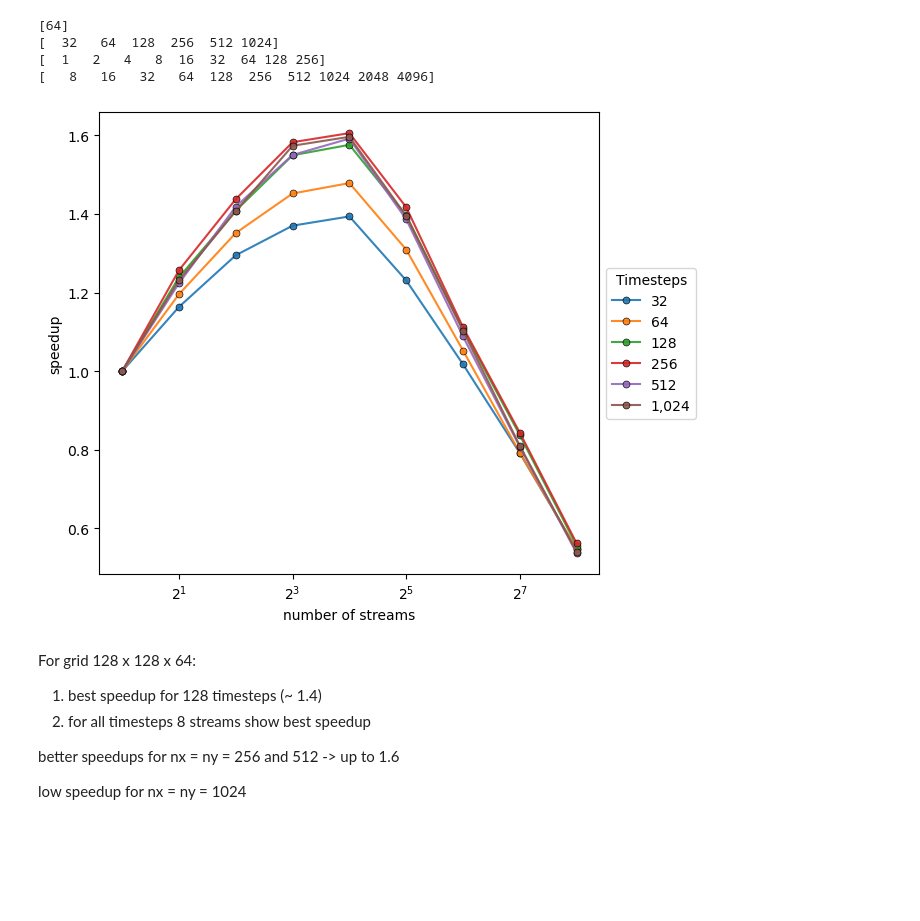
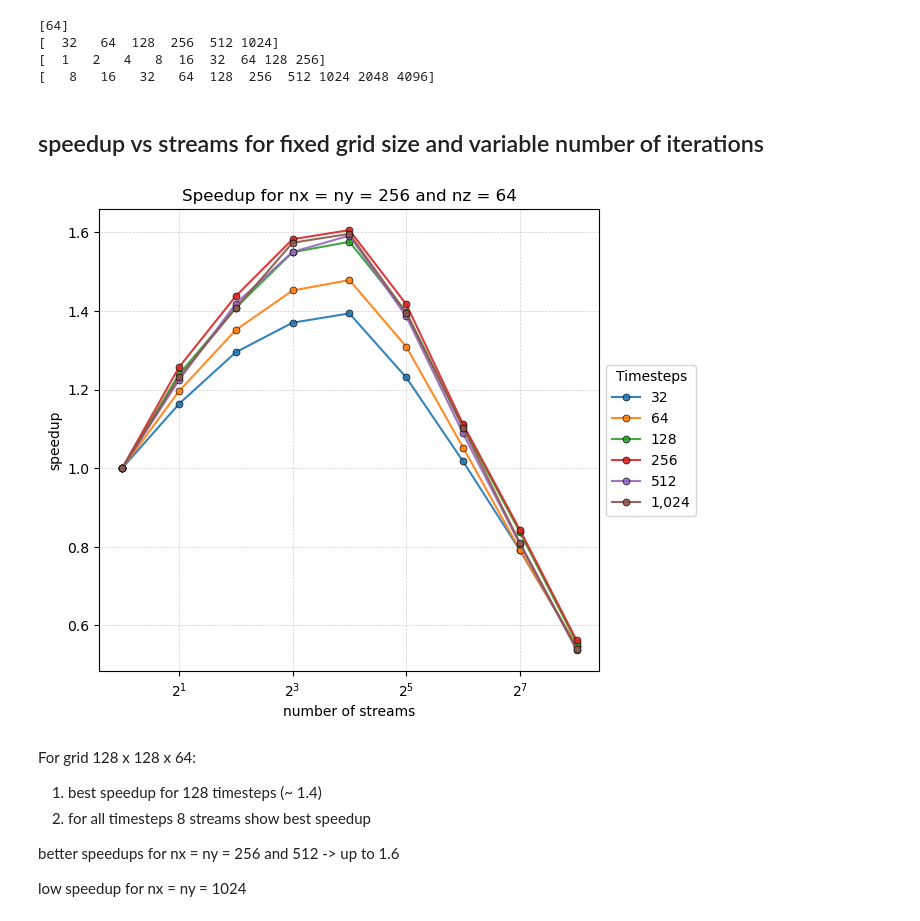
Before and after one commit to grafrap/HPC4WC-overlapping, a Jupyter notebook: measurements/cuda_plots.ipynb, the cells around one changed output. Drawn from its saved outputs; the diff is of its cells as text; code cells hidden in the pictures; blank space fills up the shorter version.

```diff
--- a/measurements/cuda_plots.ipynb
+++ b/measurements/cuda_plots.ipynb
@@ -306,7 +306,7 @@ print(numstreams)
 plt.figure(figsize=(8, 6))
 print(numcalls)
 
-size = 524288 #134217728
+size = 134217728
 
 for idx, call in enumerate(numcalls):
         sub_df = df_multi[(df_multi['Size'] == size) & (df_multi['Num_Repetitions'] == call) ]
@@ -340,7 +340,7 @@ plt.grid(True, which='both', linestyle='--', linewidth=0.5, alpha=0.6)
 # Add space on the right for the legend
 plt.subplots_adjust(right=0.75)
 
-plt.savefig('cuda_scaling.pdf', bbox_inches='tight')
+#plt.savefig('cuda_scaling.pdf', bbox_inches='tight')
 plt.show()
 # %% [output]
 [  1   2   4   8  16  32  64 128 256 512]
@@ -424,43 +427,42 @@ print(gridx)
 [  32   64  128  256  512 1024]
 [  1   2   4   8  16  32  64 128 256]
 [   8   16   32   64  128  256  512 1024 2048 4096]
+# %% [markdown]
+## speedup vs streams for fixed grid size and variable number of iterations
 # %%
 numstreams = df_stencil['streams'].unique()
 
-nx = 256 #512 #128
-ny = 256 #512 #128
+nx = 256 #512#4096 #1024 #512 #128
+ny = 256 #512#4096 #1024 #512 #128
 
 plt.figure(figsize=(8, 6))
 
 for idx, tsteps in enumerate(timesteps):
     sub_df = df_stencil[(df_stencil['num_iter'] == tsteps) & (df_stencil['nx'] == nx) & (df_stencil['ny'] == ny)]
     times = np.array(sub_df['time'])
     improvement = times[0] / times
-    #plt.scatter(sub_df['NUM_STREAMS'], sub_df['Time'], label=f'Size: {size}')
-#     plt.scatter(sub_df['NUM_STREAMS'], sub_df['Time'],
-#                 label=f'{size:,}',  # Adds thousands separators
-#                 s=10,  # Larger dots
-#                 alpha=0.9,  # Slight transparency
-#                 edgecolor='black', linewidth=0.5)
     plt.plot(sub_df['streams'], improvement,
                  marker='o',                # Dots
                  markersize=5,              # Similar to s=10 in scatter
                  alpha=0.9,                 # Transparency
                  markeredgecolor='black',  # Edge color
                  markeredgewidth=0.5,      # Edge thickness
                  label=f'{tsteps:,}')
 
 plt.xscale('log', base = 2)
 #plt.yscale('log')
 plt.xlabel('number of streams')
 plt.ylabel('speedup')
 plt.legend(loc='center left', bbox_to_anchor=(1, 0.5), title='Timesteps')
+plt.grid(True, which='both', linestyle='--', linewidth=0.5, alpha=0.6)
+plt.title(f"Speedup for nx = ny = {nx} and nz = 64")
 
 # Add space on the right for the legend
 plt.subplots_adjust(right=0.75)
+plt.savefig(f"stencil_nx_{nx}_nz_fixed.pdf")
 plt.show()
 # %% [output]
-[figure, old version]
+[figure, new version]
 # %% [markdown]
 For grid 128 x 128 x 64:
 1. best speedup for 128 timesteps (~ 1.4)
```
Also changed, not shown: parts of 12 cells of this notebook, 2 other files.
